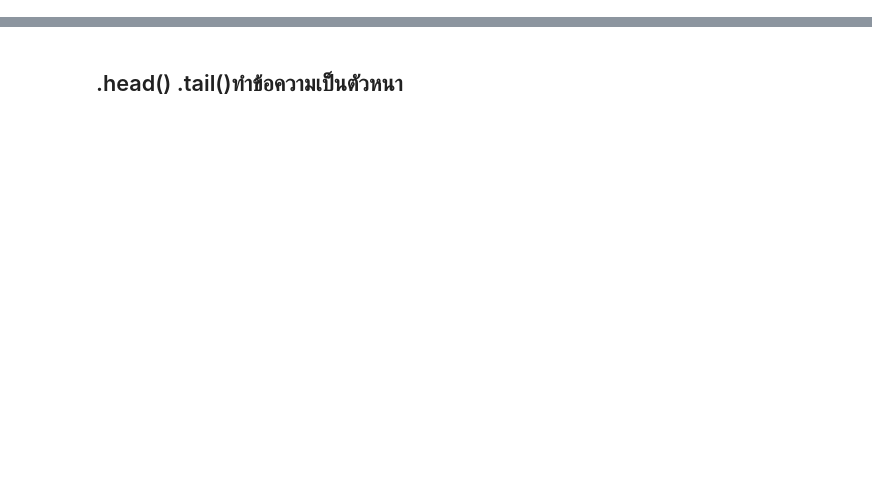
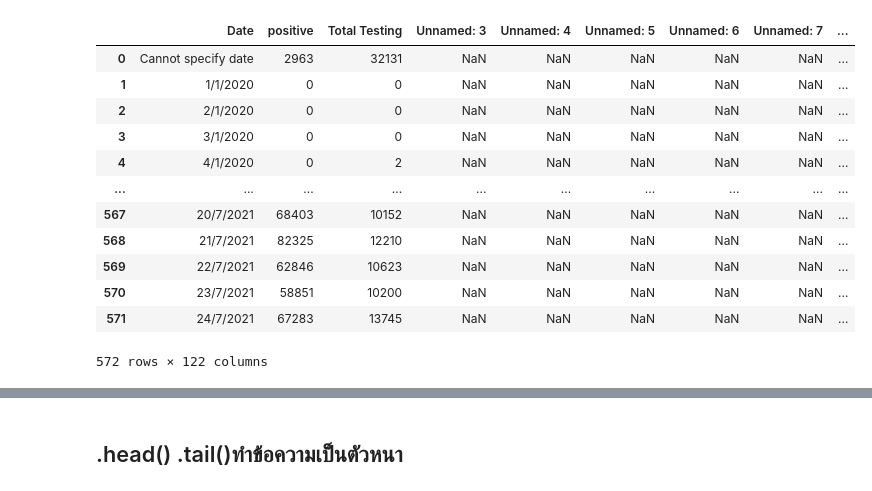
Before and after one commit to chayakonchanlun/DWDM21, a Jupyter notebook: Data102(chapter2).ipynb, the cells around one changed output, grey strips where cells are left out. Saved outputs shown, nothing was run; the diff lists cells and outputs as text; code cells hidden in the pictures; blank space fills up the shorter version.

Commit message:
data exploration

```diff
--- a/Data102(chapter2).ipynb
+++ b/Data102(chapter2).ipynb
@@ -10,10 +14,24 @@ ls
 # %%
 import os #จัดการไฟล์เเละ path
 # %%
-path = '/content/drive/My Drive/DWDM2021_DATA'
+path = '/content/drive/My Drive/DWDM21_DATA'
 # %%
-data = pd.read_csv(os.path.join(path,'thailand_covid-19_testing_data.csv'))
+data = pd.read_csv(os.path.join(path,'thailand_covid-19_testing_data (1).csv'))
 data
+# %% [output]
+|  | Date | positive | Total Testing | Unnamed: 3 | Unnamed: 4 | Unnamed: 5 | Unnamed: 6 | Unnamed: 7 | ... |
+| 0 | Cannot specify date | 2963 | 32131 | NaN | NaN | NaN | NaN | NaN | ... |
+| 1 | 1/1/2020 | 0 | 0 | NaN | NaN | NaN | NaN | NaN | ... |
+| 2 | 2/1/2020 | 0 | 0 | NaN | NaN | NaN | NaN | NaN | ... |
+| 3 | 3/1/2020 | 0 | 0 | NaN | NaN | NaN | NaN | NaN | ... |
+| 4 | 4/1/2020 | 0 | 2 | NaN | NaN | NaN | NaN | NaN | ... |
+| ... | ... | ... | ... | ... | ... | ... | ... | ... | ... |
+| 567 | 20/7/2021 | 68403 | 10152 | NaN | NaN | NaN | NaN | NaN | ... |
+| 568 | 21/7/2021 | 82325 | 12210 | NaN | NaN | NaN | NaN | NaN | ... |
+| 569 | 22/7/2021 | 62846 | 10623 | NaN | NaN | NaN | NaN | NaN | ... |
+| 570 | 23/7/2021 | 58851 | 10200 | NaN | NaN | NaN | NaN | NaN | ... |
+| 571 | 24/7/2021 | 67283 | 13745 | NaN | NaN | NaN | NaN | NaN | ... |
+572 rows × 122 columns
 # %%
 data.iloc[:,:3] #ตัดdataตามที่เราต้องการ[แถว,หลัก]
 # %% [output]
```
Also changed, not shown: parts of 22 cells of this notebook.
